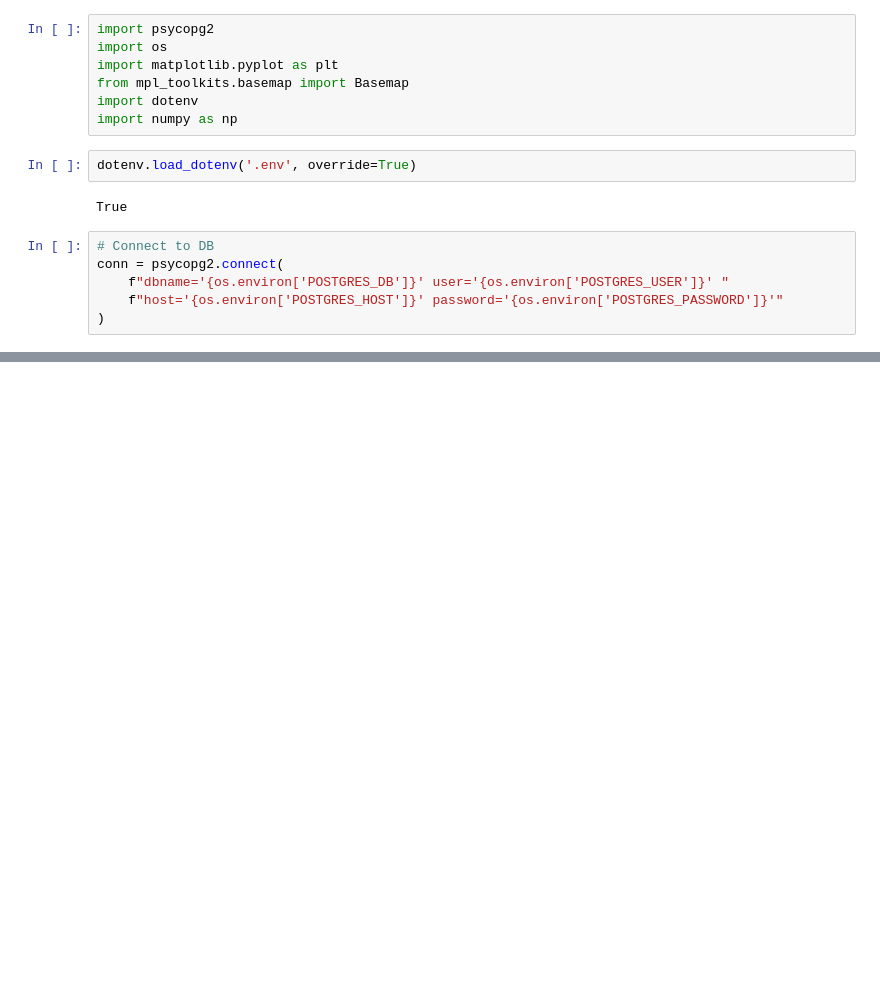
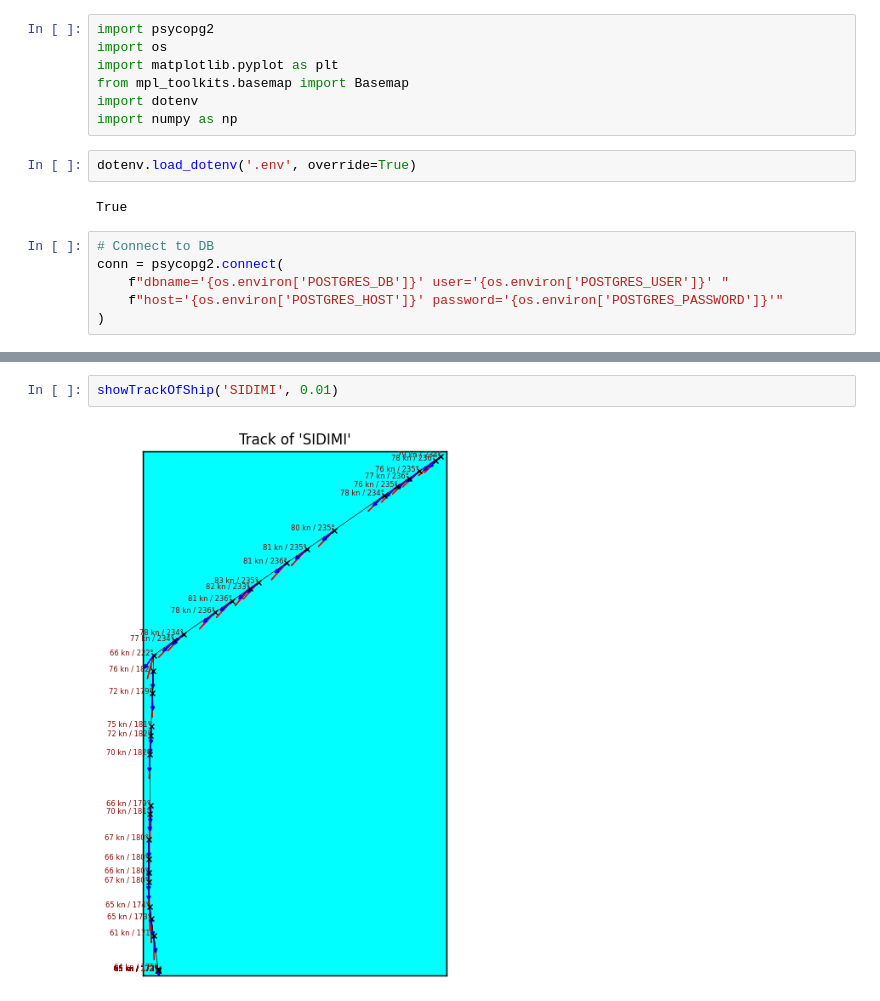
Before and after one commit to mvodya/marinetime-tracer, a Jupyter notebook: research/7-single-ship-tracer.ipynb, the cells around one changed output, grey strips where cells are left out. Cells and saved outputs as stored; diff of their text form; blank space fills up the shorter version.

```diff
--- a/research/7-single-ship-tracer.ipynb
+++ b/research/7-single-ship-tracer.ipynb
@@ -102,0 +102,4 @@ showTrackOfShip('KASATKA', 0.5, show_info=False, show_nav=False)
+# %%
+showTrackOfShip('SIDIMI', 0.01)
+# %% [output]
+[figure, added]
```
Also changed, not shown: parts of 6 cells of this notebook, 5 other files.
